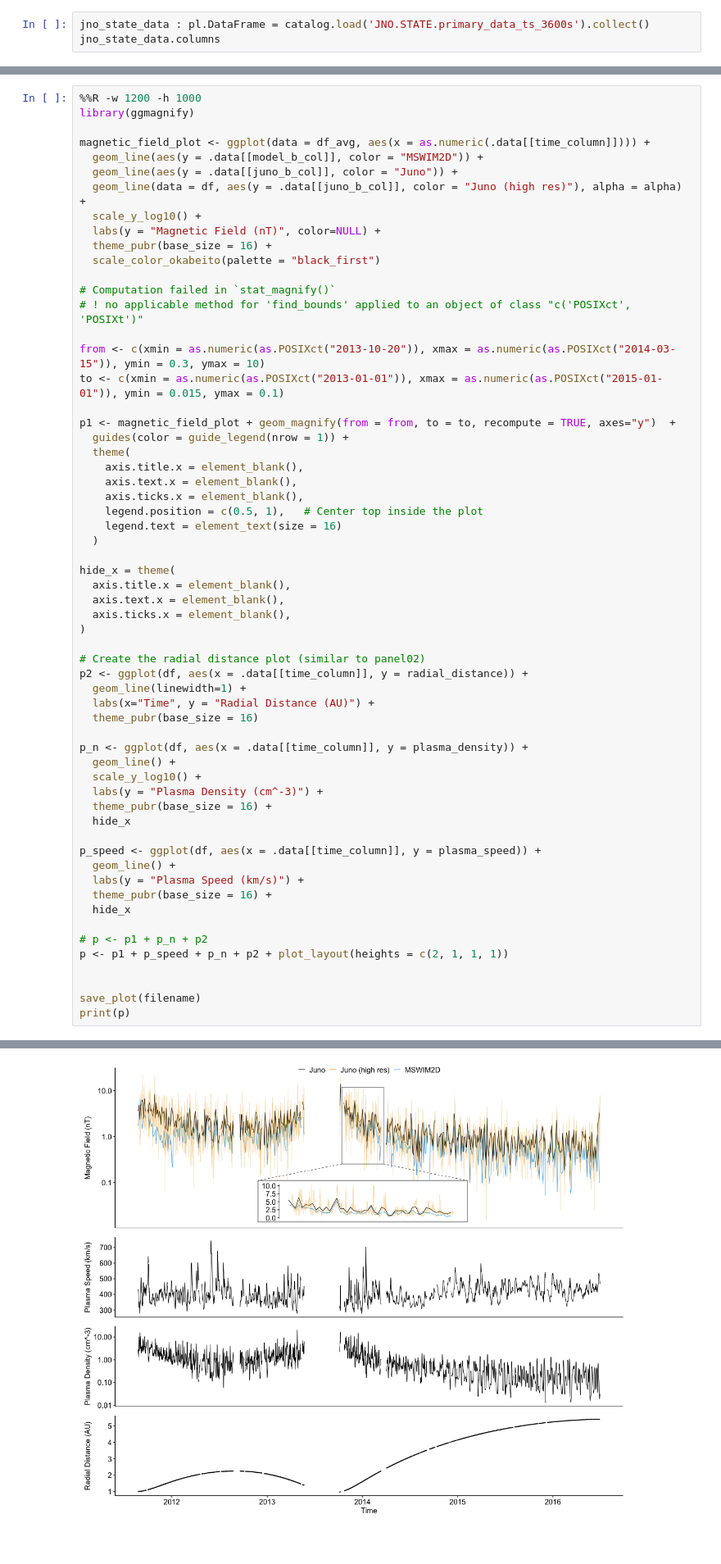
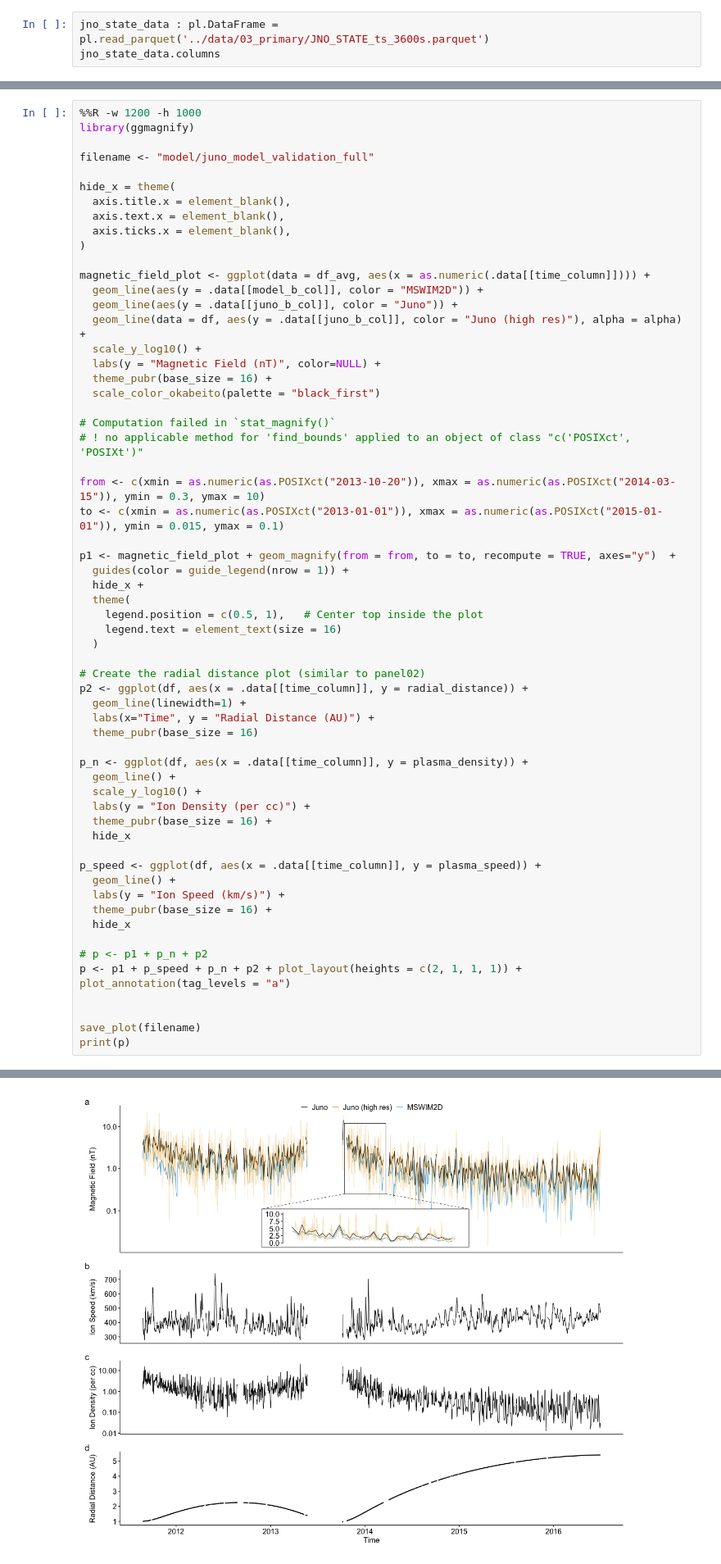
Before and after one commit to Beforerr/ids_spatial_evolution_juno, a Jupyter notebook: _manuscript/notebooks/20_model.ipynb, the cells around one changed output, grey strips where cells are left out. Shown at 82% size. Saved outputs shown, nothing was run; the diff lists cells and outputs as text.

```diff
--- a/_manuscript/notebooks/20_model.ipynb
+++ b/_manuscript/notebooks/20_model.ipynb
@@ -86,6 +47,6 @@ def overview(df: pl.DataFrame, bcols, vcols):
     Ti_fig = df_pd.hvplot.line(x="time", y="Ti", logy=True)
     return (b_fig + v_fig + rho_fig + Ti_fig).cols(1).opts(shared_axes=False)
 # %%
-jno_state_data : pl.DataFrame = catalog.load('JNO.STATE.primary_data_ts_3600s').collect()
+jno_state_data : pl.DataFrame = pl.read_parquet('../data/03_primary/JNO_STATE_ts_3600s.parquet')
 jno_state_data.columns
 # %% [output]
@@ -238,6 +155,14 @@ magnetic_field_plot + inset_element(p2, 0.2, 0, 0.8, 0.4)
 # %%
 %%R -w 1200 -h 1000
 library(ggmagnify)
+
+filename <- "model/juno_model_validation_full"
+
+hide_x = theme(
+  axis.title.x = element_blank(),
+  axis.text.x = element_blank(),
+  axis.ticks.x = element_blank(),
+)
 
 magnetic_field_plot <- ggplot(data = df_avg, aes(x = as.numeric(.data[[time_column]]))) +
   geom_line(aes(y = .data[[model_b_col]], color = "MSWIM2D")) +
@@ -256,19 +181,11 @@ to <- c(xmin = as.numeric(as.POSIXct("2013-01-01")), xmax = as.numeric(as.POSIXc
 
 p1 <- magnetic_field_plot + geom_magnify(from = from, to = to, recompute = TRUE, axes="y")  +
   guides(color = guide_legend(nrow = 1)) +
+  hide_x +
   theme(
-    axis.title.x = element_blank(),
-    axis.text.x = element_blank(),
-    axis.ticks.x = element_blank(),
     legend.position = c(0.5, 1),   # Center top inside the plot
     legend.text = element_text(size = 16)
   )
-
-hide_x = theme(
-  axis.title.x = element_blank(),
-  axis.text.x = element_blank(),
-  axis.ticks.x = element_blank(),
-)
 
 # Create the radial distance plot (similar to panel02)
 p2 <- ggplot(df, aes(x = .data[[time_column]], y = radial_distance)) +
@@ -279,18 +196,18 @@ p2 <- ggplot(df, aes(x = .data[[time_column]], y = radial_distance)) +
 p_n <- ggplot(df, aes(x = .data[[time_column]], y = plasma_density)) +
   geom_line() +
   scale_y_log10() +
-  labs(y = "Plasma Density (cm^-3)") +
+  labs(y = "Ion Density (per cc)") +
   theme_pubr(base_size = 16) +
   hide_x
 
 p_speed <- ggplot(df, aes(x = .data[[time_column]], y = plasma_speed)) +
   geom_line() +
-  labs(y = "Plasma Speed (km/s)") +
+  labs(y = "Ion Speed (km/s)") +
   theme_pubr(base_size = 16) +
   hide_x
 
 # p <- p1 + p_n + p2
-p <- p1 + p_speed + p_n + p2 + plot_layout(heights = c(2, 1, 1, 1))
+p <- p1 + p_speed + p_n + p2 + plot_layout(heights = c(2, 1, 1, 1)) + plot_annotation(tag_levels = "a")
 
 
 save_plot(filename)
@@ -304 +220 @@ In addition: There were 33 warnings (use warnings() to see them)
-[figure, old version]
+[figure, new version]
```
Also changed, not shown: parts of 14 cells of this notebook, 34 other files.
